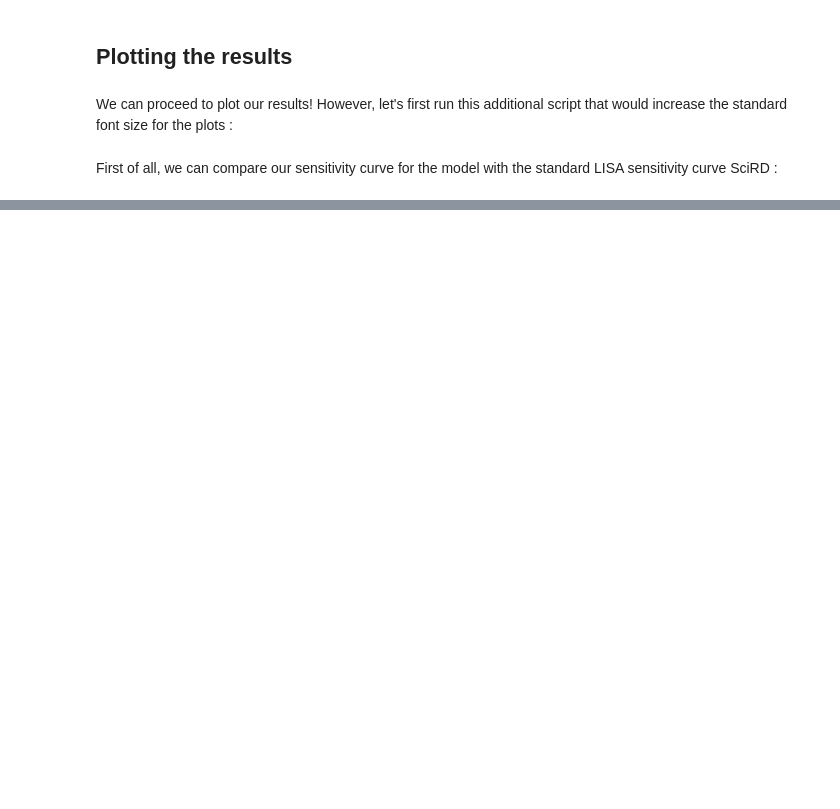
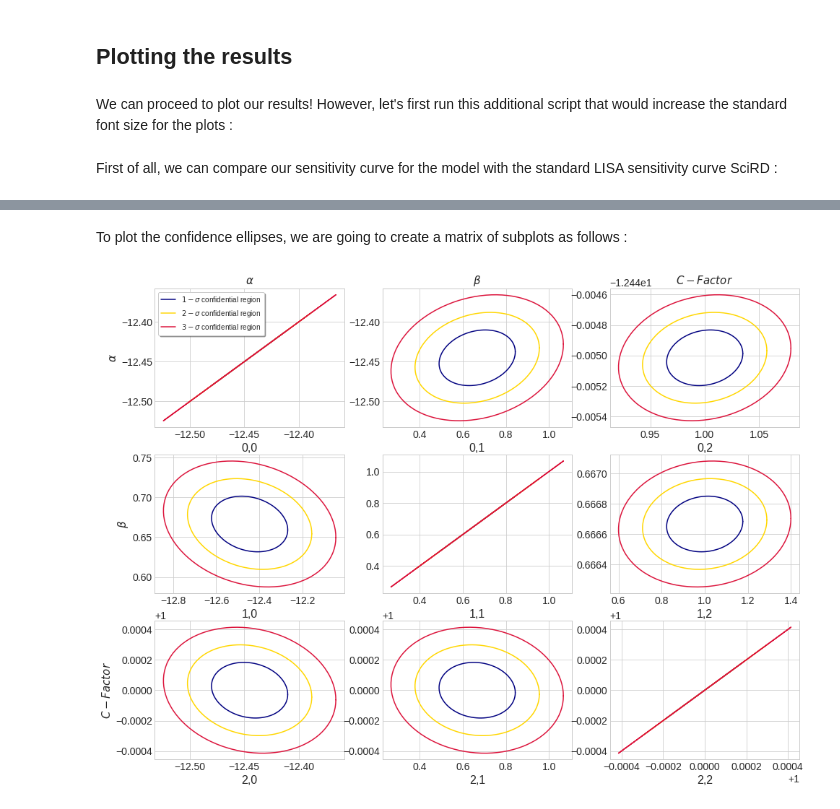
Before and after one commit to KuZa91/PBH_subpopulations_effects_analysis, a Jupyter notebook: FisherMatrixSGWB.ipynb, the cells around one changed output, grey strips where cells are left out. Cells and saved outputs as stored; diff of their text form; code cells hidden in the pictures; blank space fills up the shorter version.

```diff
--- a/FisherMatrixSGWB.ipynb
+++ b/FisherMatrixSGWB.ipynb
@@ -313,7 +361,9 @@ if FixedNoise:
 
 if NoiseAmp1P:
     Data += OnlyAmp_1P(C, ran_mfrq)
+    fid_val[N_SigMParms] = noise_fidval
     d1[N_SigMParms] = d1_OnlyAmp_1P(ran_mfrq)
+    labels[N_SigMParms] = noise_labels
 # %% [markdown]
 and then adding the choosen signal model to our Data Stream :
 # %%
@@ -322,7 +372,9 @@ and then adding the choosen signal model to our Data Stream :
 if PL2P:
     Data += PL_2P(alpha, beta, ran_mfrq)
     for i in range(N_SigMParms):
+        fid_val[i] = signal_fidval[i]
         d1[i] = d1_PL2P(i + 1, alpha, beta, ran_mfrq)
+        labels[i] = signal_labels[i]
 # %% [markdown]
 We may finally estimate the Fisher matrix in function of the given parameters !
 This can be done as follows :
@@ -331,6 +383,6 @@ This can be done as follows :
 
 for i in range(N_modparms):
     for j in range(N_modparms):
-        Fisher_PL2P[i][j] = np.sum(ran_df*T_obs*efficiency*year*d1[i]*d1[j]/(Data**2.))
+        Fisher[i][j] = np.sum(ran_df*T_obs*efficiency*year*d1[i]*d1[j]/(Data**2.))
 # %% [markdown]
 We obtain the following Fisher Matrix for the considered case :
@@ -353,0 +399,2 @@ array([[0.90266756, 2.52993238],
+# %%
+Covariance = np.linalg.inv(Fisher)
@@ -372,0 +434,65 @@ plt.savefig('Sensitivity_curves.png',dpi=500)
+# %% [markdown]
+To plot the confidence ellipses, we are going to create a matrix of subplots as follows :
+# %%
+#Need a span over the total angle to plot the ellipses
+
+t = np.linspace(0, 2*np.pi, 100)
+
+fig, ax = plt.subplots(N_modparms, N_modparms, figsize=(16,12))
+
+for i in range(N_modparms):
+    for j in range(N_modparms):
+
+        if j == 0:
+            ax[i, j].set_ylabel(labels[i], fontsize = 15)
+
+        #Writing the label on the x axis
+
+        if i == 0:
+            ax[i, j].set_title(labels[j], fontsize = 15)
+
+        # We can now estimate the coefficients of the ellipses to be printed
+
+        ax[i,j].set_xlabel(str(i)+','+str(j))
+
+        u = fid_val[j]                                                                #x-position of the center
+        v = fid_val[i]                                                                #y-position of the center
+        a = ConElips_a(Covariance[j][j], Covariance[i][i] , Covariance[i][j])         #radius on the x-axis
+        b = ConElips_b(Covariance[j][j], Covariance[i][i] , Covariance[i][j])         #radius on the y-axis
+        t_rot = ConElips_theta(Covariance[j][j], Covariance[i][i] , Covariance[i][j]) #rotation angle
+
+        # The ellipses at the various confidence levels can instead be estimated as follows
+
+        Ell_1sig = np.array([a*CL_alpha[1]*np.cos(t) , b*CL_alpha[1]*np.sin(t)])
+        Ell_2sig = np.array([a*CL_alpha[2]*np.cos(t) , b*CL_alpha[2]*np.sin(t)])
+        Ell_3sig = np.array([a*CL_alpha[3]*np.cos(t) , b*CL_alpha[3]*np.sin(t)])
+
+        # The rotation matrix can be defined as follows
+
+        R_rot = np.array([[np.cos(t_rot) , -np.sin(t_rot)],[np.sin(t_rot) , np.cos(t_rot)]])
+
+        # We can now initialize new arrays in order to calculate the rotated ellipses
+
+        RotEll_1sig = np.zeros((2,Ell_1sig.shape[1]))
+        RotEll_2sig = np.zeros((2,Ell_2sig.shape[1]))
+        RotEll_3sig = np.zeros((2,Ell_3sig.shape[1]))
+
+        # The rotated ellipses are now obtained by a simple dot product
+
+        for k in range(Ell_1sig.shape[1]):
+            RotEll_1sig[:,k] = np.dot(R_rot,Ell_1sig[:,k])
+            RotEll_2sig[:,k] = np.dot(R_rot,Ell_2sig[:,k])
+            RotEll_3sig[:,k] = np.dot(R_rot,Ell_3sig[:,k])
+
+        # Finally we can plot our confidence ellipses
+
+        ax[i, j].plot( u + RotEll_1sig[0,:] , v + RotEll_1sig[1,:], color = 'navy', label = r'$1-\sigma$'+' confidential region' )
+        ax[i, j].plot( u + RotEll_2sig[0,:] , v + RotEll_2sig[1,:], color = 'gold', label = r'$2-\sigma$'+' confidential region' )
+        ax[i, j].plot( u + RotEll_3sig[0,:] , v + RotEll_3sig[1,:], color = 'crimson', label = r'$3-\sigma$'+' confidential region' )
+
+        if (i == 0 and j == 0):
+            ax[i, j].legend(loc = 2, frameon = True, fancybox = True, shadow = True, prop={'size': 10})
+
+fig.savefig('ConfidenceEllipses.png', dpi = 300)
+# %% [output]
+[figure, added]
```
Also changed, not shown: parts of 27 cells of this notebook, 2 other files.
